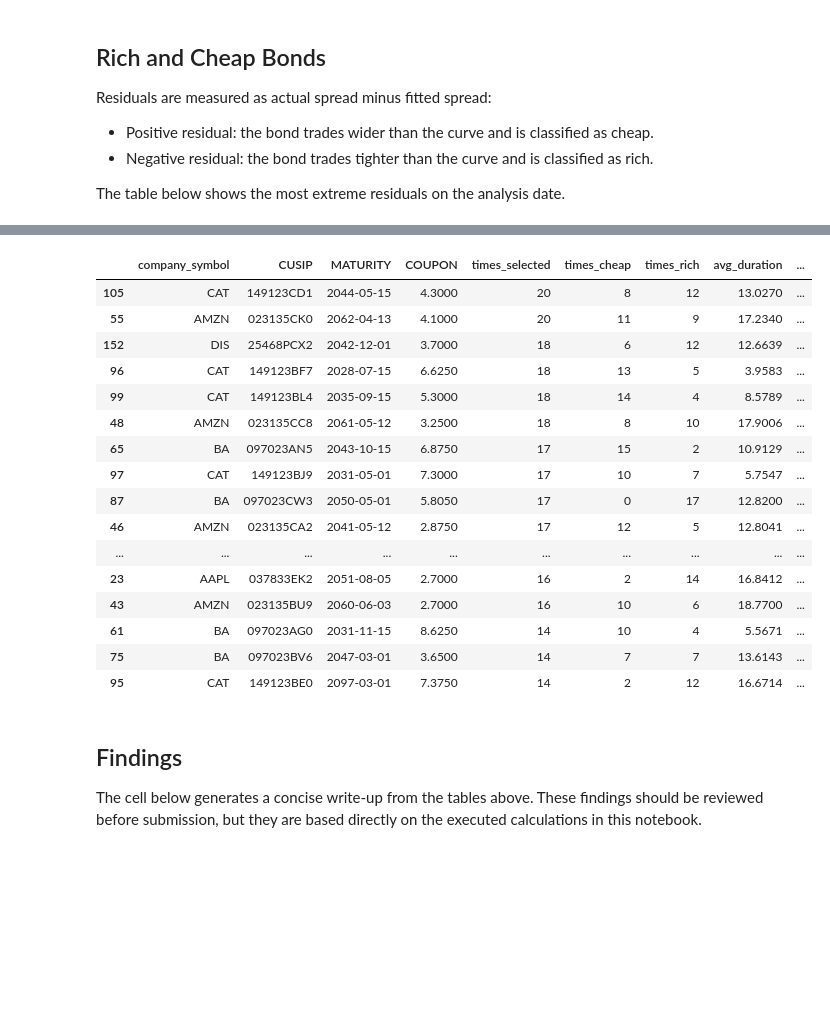
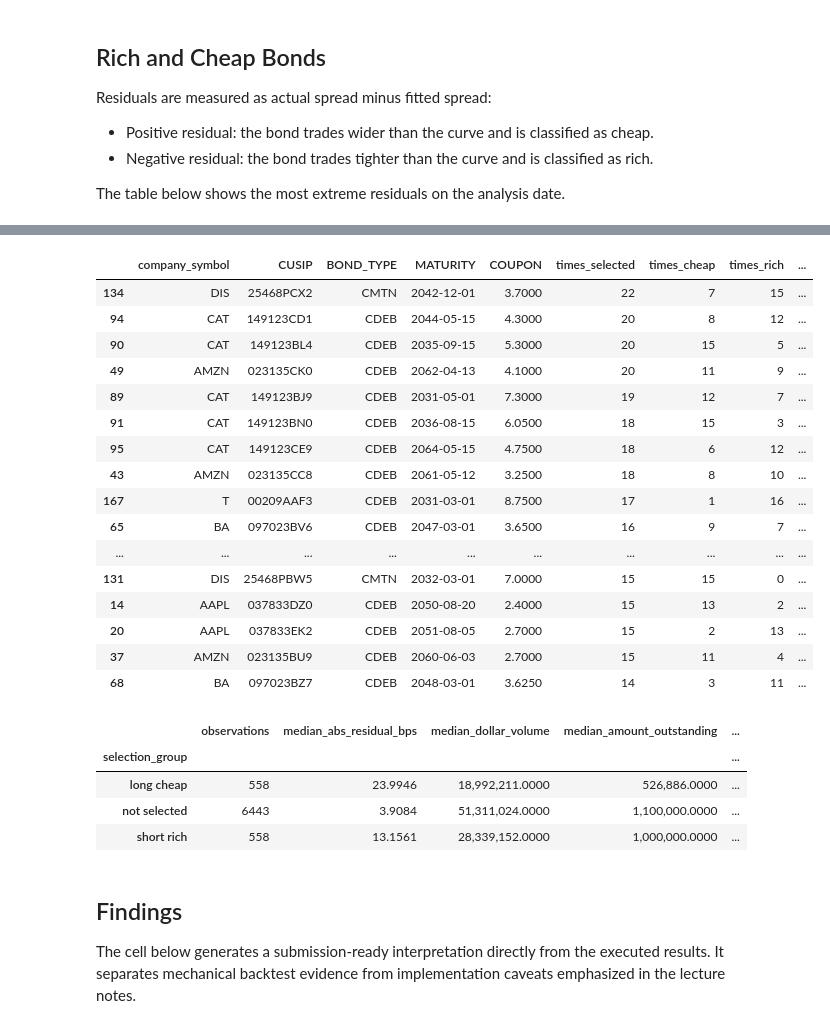
Before and after one commit to yingnichang/MTH9897, a Jupyter notebook: bond_relative_value_assignment.ipynb, the cells around one changed output, grey strips where cells are left out. Cells and saved outputs as stored; diff of their text form; code cells hidden in the pictures; blank space fills up the shorter version.

```diff
--- a/bond_relative_value_assignment.ipynb
+++ b/bond_relative_value_assignment.ipynb
@@ -47,9 +63,13 @@ TOP_N_PER_SIDE = 3
 ANALYSIS_DATE = None  # None chooses the latest common date with enough fitted bonds.
 
 USE_VOLUME_WEIGHTS = True
+MIN_TMT_YEARS = 1.0
+MIN_AMOUNT_OUTSTANDING = 200_000  # WRDS field is in thousands: approximately $200 million.
 SPREAD_BPS_LIMIT = (-100, 2_000)
 DURATION_LIMIT = (0.05, 35.0)
 PRICE_LIMIT = (20.0, 200.0)
+GROSS_CAPITAL_USD = 1_000_000
+TRANSACTION_COST_BPS = [0, 10, 25, 50]
 
 missing_files = [str(p) for p in CSV_FILES if not p.exists()]
 if missing_files:
@@ -267,8 +299,8 @@ gap_days = (filtered["next_date"] - filtered["DATE"]).dt.days
 valid_next_month = gap_days.between(25, 45)
 
 approx_price_return = (filtered["next_price"] - filtered["PRICE_EOM"]) / filtered["PRICE_EOM"]
-monthly_coupon_accrual = (filtered["COUPON"] / 100.0) / 12.0
-filtered["next_ret_approx_with_accrual"] = approx_price_return + monthly_coupon_accrual
+coupon_accrual_30_360 = (filtered["COUPON"] / 100.0) * gap_days / 360.0
+filtered["next_ret_approx_with_accrual"] = approx_price_return + coupon_accrual_30_360
 
 filtered["next_return"] = np.where(
     valid_next_month,
@@ -278,7 +310,7 @@ filtered["next_return"] = np.where(
 filtered["next_return_source"] = np.where(
     valid_next_month & filtered["next_ret_eom"].notna(),
     "RET_EOM",
-    np.where(valid_next_month & filtered["next_ret_approx_with_accrual"].notna(), "price_plus_accrual", "unavailable"),
+    np.where(valid_next_month & filtered["next_ret_approx_with_accrual"].notna(), "price_plus_accrual_30_360", "unavailable"),
 )
 
 display(filtered["next_return_source"].value_counts(dropna=False).to_frame("rows"))
@@ -549,11 +596,7 @@ def build_portfolio_one_group(group):
         return pd.DataFrame()
 
     short_scale = long_dur / short_dur
-    port["position_face"] = np.where(
-        long_mask,
-        port["raw_signal"],
-        -port["raw_signal"] * short_scale,
-    )
+    port["position_face"] = np.where(long_mask, port["raw_signal"], -port["raw_signal"] * short_scale)
     gross_market_value = (port["position_face"].abs() * price_scale).sum()
     if not np.isfinite(gross_market_value) or gross_market_value <= 0:
         return pd.DataFrame()
@@ -561,7 +604,9 @@ def build_portfolio_one_group(group):
     port["position_face"] = port["position_face"] / gross_market_value
     port["market_weight"] = port["position_face"] * price_scale
     port["duration_contribution"] = port["market_weight"] * port["DURATION"]
+    port["dv01_usd"] = port["duration_contribution"] * GROSS_CAPITAL_USD / 10_000
     port["return_contribution"] = port["market_weight"] * port["next_return"]
+    port["pnl_usd"] = port["return_contribution"] * GROSS_CAPITAL_USD
     return port
 
 
@@ -577,9 +622,12 @@ issuer_month_returns = (
     positions.groupby(["company_symbol", "DATE"])
     .agg(
         portfolio_return=("return_contribution", "sum"),
+        pnl_usd=("pnl_usd", "sum"),
         gross_market_value=("market_weight", lambda x: x.abs().sum()),
         net_market_value=("market_weight", "sum"),
         portfolio_duration=("duration_contribution", "sum"),
+        net_dv01_usd=("dv01_usd", "sum"),
+        gross_dv01_usd=("dv01_usd", lambda x: x.abs().sum()),
         n_positions=("ISSUE_ID", "size"),
         avg_abs_resid_bps=("resid_bps", lambda x: x.abs().mean()),
     )
@@ -769,48 +846,71 @@ The assignment asks whether outliers look systematically special. The table belo
 # %%
 selection_review = (
     positions.assign(
         cheap_count=lambda x: (x["side"] == "long cheap").astype(int),
         rich_count=lambda x: (x["side"] == "short rich").astype(int),
         abs_resid_bps=lambda x: x["resid_bps"].abs(),
     )
-    .groupby(["company_symbol", "CUSIP", "MATURITY", "COUPON"])
+    .groupby(["company_symbol", "CUSIP", "BOND_TYPE", "MATURITY", "COUPON"])
     .agg(
         times_selected=("ISSUE_ID", "size"),
         times_cheap=("cheap_count", "sum"),
         times_rich=("rich_count", "sum"),
         avg_duration=("DURATION", "mean"),
         avg_spread_bps=("T_Spread_bps", "mean"),
         avg_abs_resid_bps=("abs_resid_bps", "mean"),
         median_dvolume=("T_DVolume_num", "median"),
         median_amount_outstanding=("AMOUNT_OUTSTANDING", "median"),
+        avg_bond_age_years=("bond_age_years", "mean"),
     )
     .reset_index()
     .sort_values(["times_selected", "avg_abs_resid_bps"], ascending=False)
     .head(20)
 )
 display(selection_review)
+
+fitted_review = fitted[fitted["fit_ok"]].copy()
+selected_keys = positions[["company_symbol", "DATE", "ISSUE_ID", "side"]].drop_duplicates()
+fitted_review = fitted_review.merge(selected_keys, on=["company_symbol", "DATE", "ISSUE_ID"], how="left")
+fitted_review["selection_group"] = fitted_review["side"].fillna("not selected")
+
+characteristic_comparison = fitted_review.groupby("selection_group").agg(
+    observations=("ISSUE_ID", "size"),
+    median_abs_residual_bps=("resid_bps", lambda x: x.abs().median()),
+    median_dollar_volume=("T_DVolume_num", "median"),
+    median_amount_outstanding=("AMOUNT_OUTSTANDING", "median"),
+    median_bond_age_years=("bond_age_years", "median"),
+    median_duration=("DURATION", "median"),
+    median_tmt=("TMT", "median"),
+    median_coupon=("COUPON", "median"),
+)
+display(characteristic_comparison)
 # %% [output]
-|  | company_symbol | CUSIP | MATURITY | COUPON | times_selected | times_cheap | times_rich | avg_duration | ... |
-| 105 | CAT | 149123CD1 | 2044-05-15 | 4.3000 | 20 | 8 | 12 | 13.0270 | ... |
-| 55 | AMZN | 023135CK0 | 2062-04-13 | 4.1000 | 20 | 11 | 9 | 17.2340 | ... |
-| 152 | DIS | 25468PCX2 | 2042-12-01 | 3.7000 | 18 | 6 | 12 | 12.6639 | ... |
-| 96 | CAT | 149123BF7 | 2028-07-15 | 6.6250 | 18 | 13 | 5 | 3.9583 | ... |
-| 99 | CAT | 149123BL4 | 2035-09-15 | 5.3000 | 18 | 14 | 4 | 8.5789 | ... |
-| 48 | AMZN | 023135CC8 | 2061-05-12 | 3.2500 | 18 | 8 | 10 | 17.9006 | ... |
-| 65 | BA | 097023AN5 | 2043-10-15 | 6.8750 | 17 | 15 | 2 | 10.9129 | ... |
-| 97 | CAT | 149123BJ9 | 2031-05-01 | 7.3000 | 17 | 10 | 7 | 5.7547 | ... |
-| 87 | BA | 097023CW3 | 2050-05-01 | 5.8050 | 17 | 0 | 17 | 12.8200 | ... |
-| 46 | AMZN | 023135CA2 | 2041-05-12 | 2.8750 | 17 | 12 | 5 | 12.8041 | ... |
+|  | company_symbol | CUSIP | BOND_TYPE | MATURITY | COUPON | times_selected | times_cheap | times_rich | ... |
+| 134 | DIS | 25468PCX2 | CMTN | 2042-12-01 | 3.7000 | 22 | 7 | 15 | ... |
+| 94 | CAT | 149123CD1 | CDEB | 2044-05-15 | 4.3000 | 20 | 8 | 12 | ... |
+| 90 | CAT | 149123BL4 | CDEB | 2035-09-15 | 5.3000 | 20 | 15 | 5 | ... |
+| 49 | AMZN | 023135CK0 | CDEB | 2062-04-13 | 4.1000 | 20 | 11 | 9 | ... |
+| 89 | CAT | 149123BJ9 | CDEB | 2031-05-01 | 7.3000 | 19 | 12 | 7 | ... |
+| 91 | CAT | 149123BN0 | CDEB | 2036-08-15 | 6.0500 | 18 | 15 | 3 | ... |
+| 95 | CAT | 149123CE9 | CDEB | 2064-05-15 | 4.7500 | 18 | 6 | 12 | ... |
+| 43 | AMZN | 023135CC8 | CDEB | 2061-05-12 | 3.2500 | 18 | 8 | 10 | ... |
+| 167 | T | 00209AAF3 | CDEB | 2031-03-01 | 8.7500 | 17 | 1 | 16 | ... |
+| 65 | BA | 097023BV6 | CDEB | 2047-03-01 | 3.6500 | 16 | 9 | 7 | ... |
 | ... | ... | ... | ... | ... | ... | ... | ... | ... | ... |
-| 23 | AAPL | 037833EK2 | 2051-08-05 | 2.7000 | 16 | 2 | 14 | 16.8412 | ... |
-| 43 | AMZN | 023135BU9 | 2060-06-03 | 2.7000 | 16 | 10 | 6 | 18.7700 | ... |
-| 61 | BA | 097023AG0 | 2031-11-15 | 8.6250 | 14 | 10 | 4 | 5.5671 | ... |
-| 75 | BA | 097023BV6 | 2047-03-01 | 3.6500 | 14 | 7 | 7 | 13.6143 | ... |
-| 95 | CAT | 149123BE0 | 2097-03-01 | 7.3750 | 14 | 2 | 12 | 16.6714 | ... |
+| 131 | DIS | 25468PBW5 | CMTN | 2032-03-01 | 7.0000 | 15 | 15 | 0 | ... |
+| 14 | AAPL | 037833DZ0 | CDEB | 2050-08-20 | 2.4000 | 15 | 13 | 2 | ... |
+| 20 | AAPL | 037833EK2 | CDEB | 2051-08-05 | 2.7000 | 15 | 2 | 13 | ... |
+| 37 | AMZN | 023135BU9 | CDEB | 2060-06-03 | 2.7000 | 15 | 11 | 4 | ... |
+| 68 | BA | 097023BZ7 | CDEB | 2048-03-01 | 3.6250 | 14 | 3 | 11 | ... |
+|  | observations | median_abs_residual_bps | median_dollar_volume | median_amount_outstanding | ... |
+| selection_group |  |  |  |  | ... |
+| long cheap | 558 | 23.9946 | 18,992,211.0000 | 526,886.0000 | ... |
+| not selected | 6443 | 3.9084 | 51,311,024.0000 | 1,100,000.0000 | ... |
+| short rich | 558 | 13.1561 | 28,339,152.0000 | 1,000,000.0000 | ... |
 # %% [markdown]
 ## Findings
 
-The cell below generates a concise write-up from the tables above. These findings should be reviewed before submission, but they are based directly on the executed calculations in this notebook.
+The cell below generates a submission-ready interpretation directly from the executed results. It separates mechanical backtest evidence from implementation caveats emphasized in the lecture notes.
 # %%
 combined = summary_table.loc["combined"]
 best_issuer = issuer_summary["annualized_sharpe"].astype(float).idxmax()
```
Also changed, not shown: parts of 25 cells of this notebook, 1 other file.
